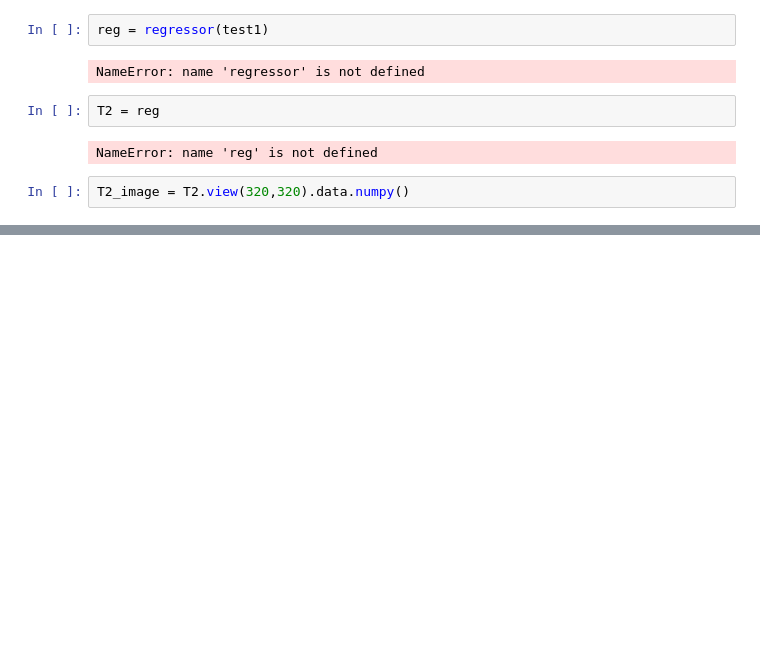
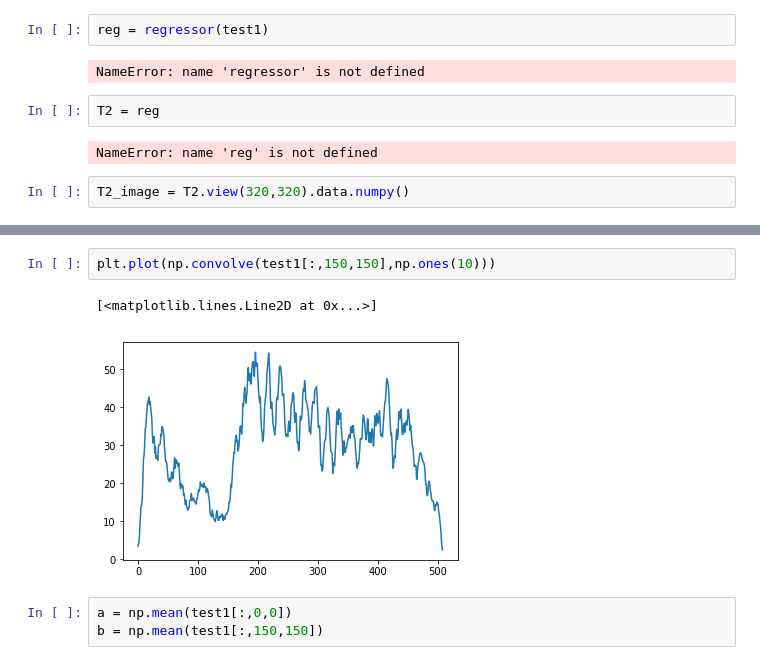
Before and after one commit to Ilya-Muromets/AutoMRF, a Jupyter notebook: test.ipynb, the cells around one changed output, grey strips where cells are left out. Cells and saved outputs as stored; diff of their text form; blank space fills up the shorter version.

```diff
--- a/test.ipynb
+++ b/test.ipynb
@@ -61,0 +74,8 @@ T2_image = T2.view(320,320).data.numpy()
+# %%
+plt.plot(np.convolve(test1[:,150,150],np.ones(10)))
+# %% [output]
+[<matplotlib.lines.Line2D at 0x...>]
+[figure, added]
+# %%
+a = np.mean(test1[:,0,0])
+b = np.mean(test1[:,150,150])
```
Also changed, not shown: parts of 3 cells of this notebook, 5 other files.
